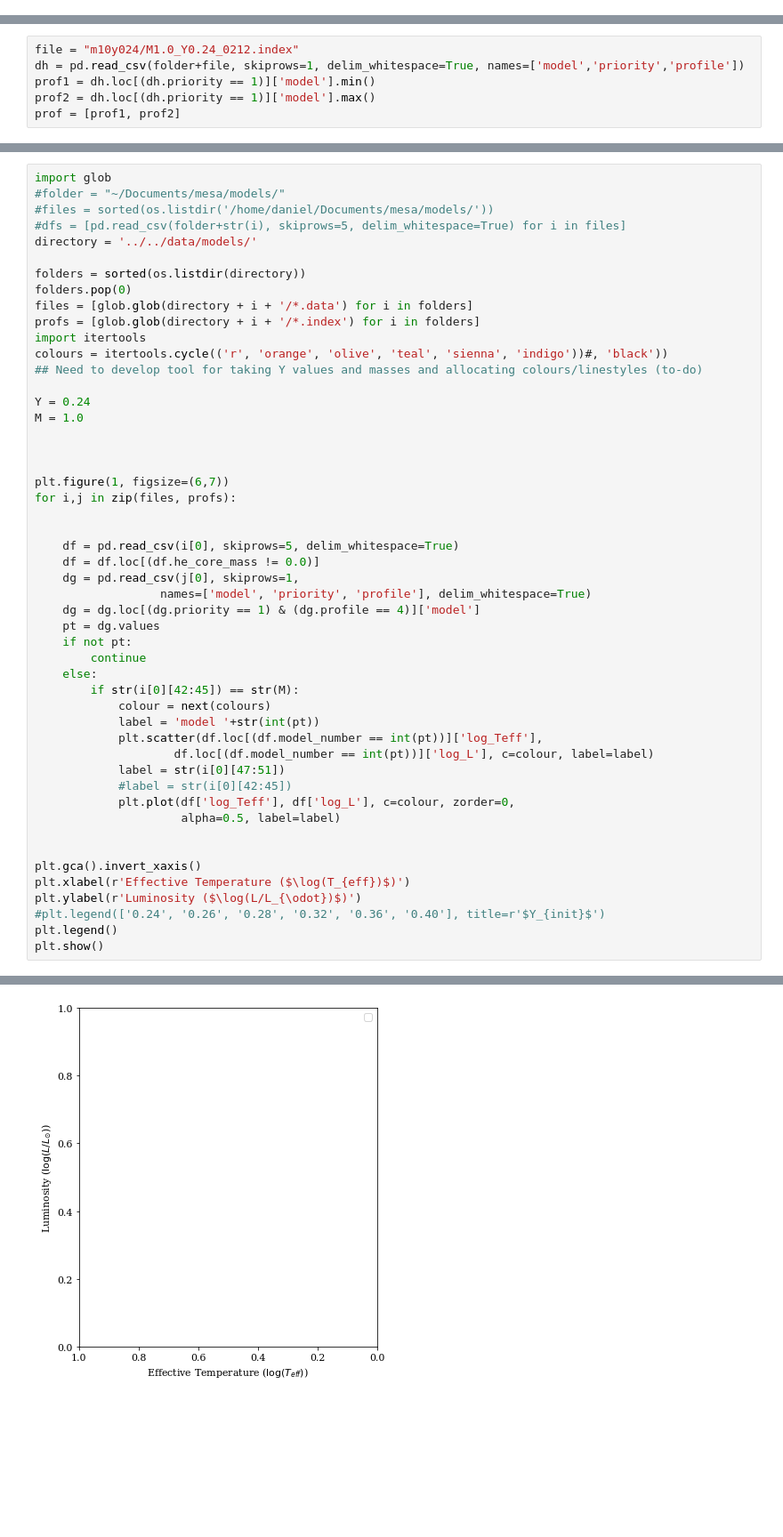
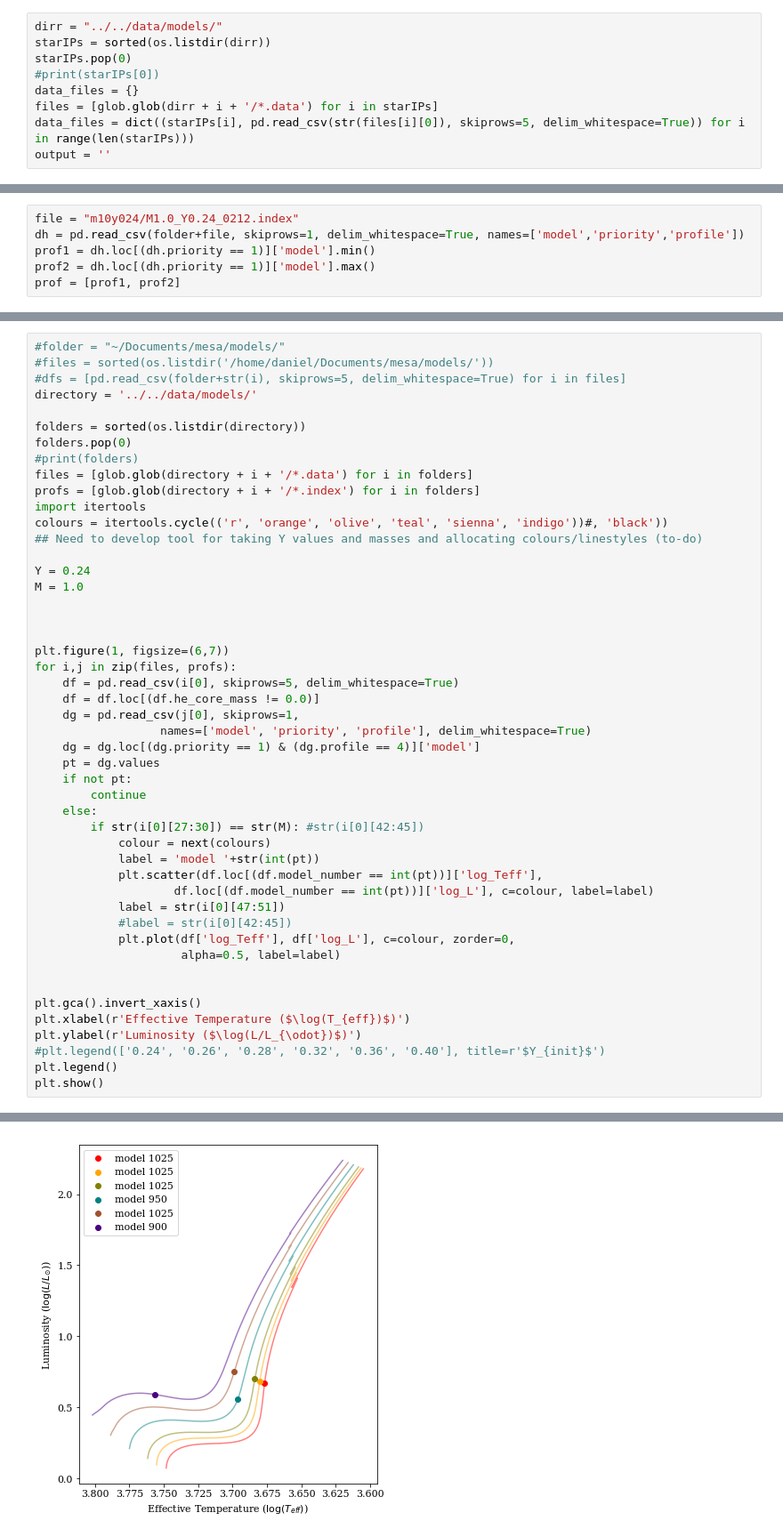
Before and after one commit to daw538/y4project, a Jupyter notebook: JoshFiles/GEmodels/mesareader.ipynb, the cells around one changed output, grey strips where cells are left out. Shown at 89% size. Saved outputs shown, nothing was run; the diff lists cells and outputs as text; blank space fills up the shorter version.

Commit message:
Developed script to enable user to choose how to display stellar evolution data

```diff
--- a/JoshFiles/GEmodels/mesareader.ipynb
+++ b/JoshFiles/GEmodels/mesareader.ipynb
@@ -37,0 +15,9 @@ plt.show()
+# %%
+dirr = "../../data/models/"
+starIPs = sorted(os.listdir(dirr))
+starIPs.pop(0)
+#print(starIPs[0])
+data_files = {}
+files = [glob.glob(dirr + i + '/*.data') for i in starIPs]
+data_files = dict((starIPs[i], pd.read_csv(str(files[i][0]), skiprows=5, delim_whitespace=True)) for i in range(len(starIPs)))
+output = ''
@@ -111,5 +247,4 @@ plt.show()
 # %%
-import glob
 #folder = "~/Documents/mesa/models/"
 #files = sorted(os.listdir('/home/daniel/Documents/mesa/models/'))
 #dfs = [pd.read_csv(folder+str(i), skiprows=5, delim_whitespace=True) for i in files]
@@ -117,6 +252,7 @@ directory = '../../data/models/'
 
 folders = sorted(os.listdir(directory))
 folders.pop(0)
+#print(folders)
 files = [glob.glob(directory + i + '/*.data') for i in folders]
 profs = [glob.glob(directory + i + '/*.index') for i in folders]
 import itertools
@@ -130,8 +266,6 @@ M = 1.0
 
 plt.figure(1, figsize=(6,7))
 for i,j in zip(files, profs):
-
-
     df = pd.read_csv(i[0], skiprows=5, delim_whitespace=True)
     df = df.loc[(df.he_core_mass != 0.0)]
     dg = pd.read_csv(j[0], skiprows=1,
@@ -141,7 +275,7 @@ for i,j in zip(files, profs):
     if not pt:
         continue
     else:
-        if str(i[0][42:45]) == str(M):
+        if str(i[0][27:30]) == str(M): #str(i[0][42:45])
             colour = next(colours)
             label = 'model '+str(int(pt))
             plt.scatter(df.loc[(df.model_number == int(pt))]['log_Teff'],
@@ -163 +296 @@ No handles with labels found to put in legend.
-[figure, old version]
+[figure, new version]
```
Also changed, not shown: parts of 8 cells of this notebook, 2 other files.
